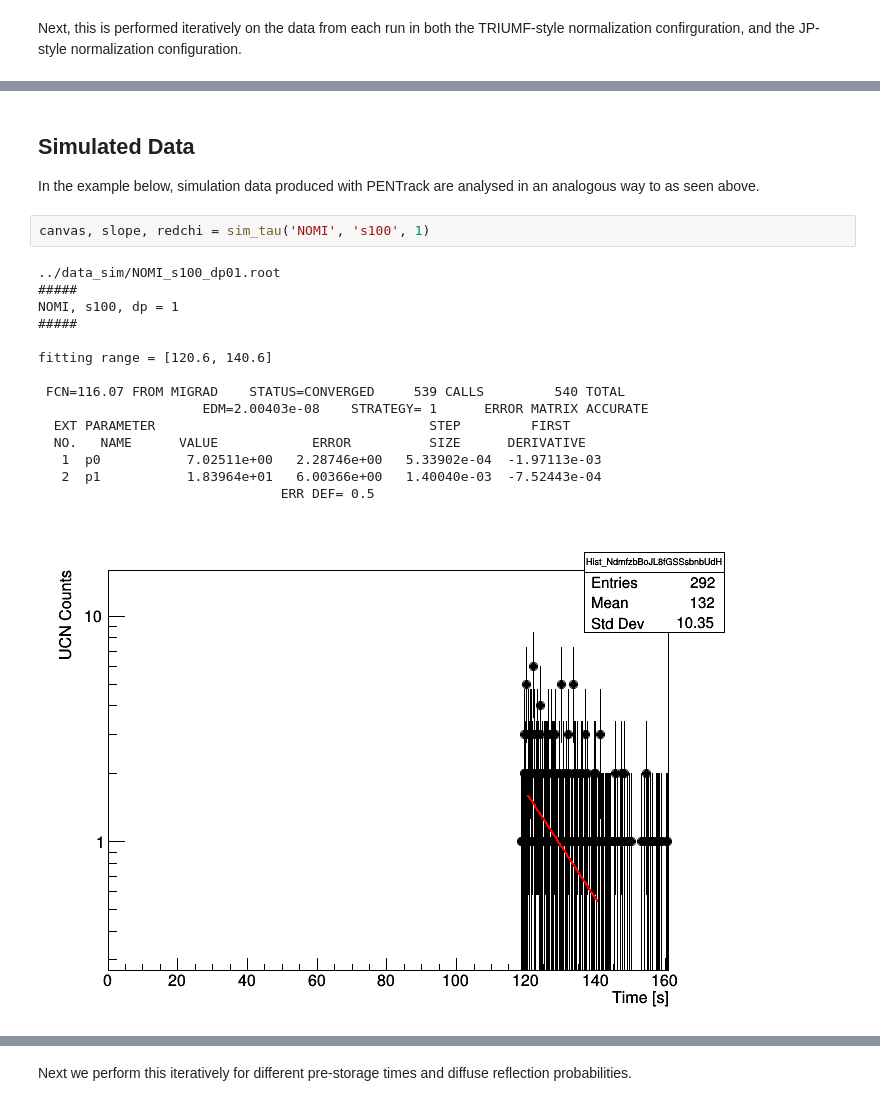
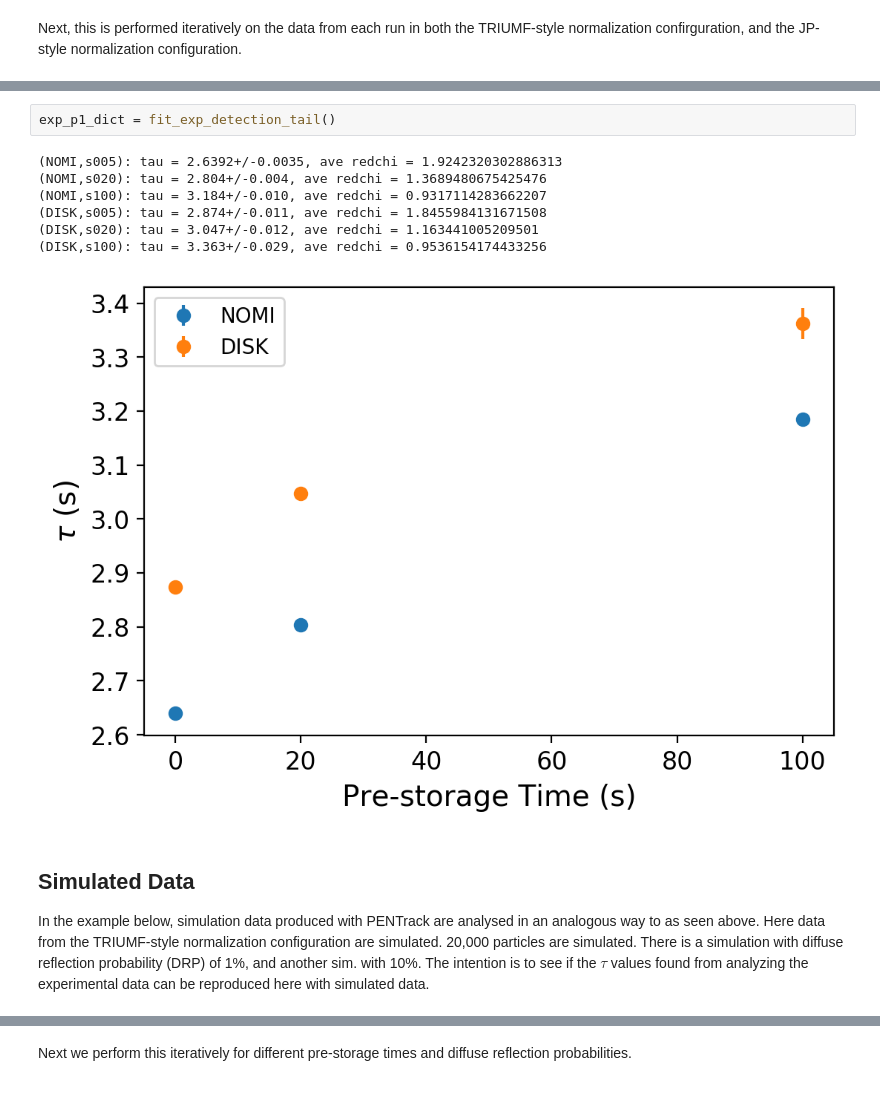
Before and after one commit to jonahberean/psi_transmission, a Jupyter notebook: notebooks_scripts/PENTrack_simulations.ipynb, the cells around one changed output, grey strips where cells are left out. Cells and saved outputs as stored; diff of their text form.

```diff
--- a/notebooks_scripts/PENTrack_simulations.ipynb
+++ b/notebooks_scripts/PENTrack_simulations.ipynb
@@ -241,22 +109,14 @@ fig.savefig('../img/all_norm_tail_fits.pdf')
+# %%
+exp_p1_dict = fit_exp_detection_tail()
+# %% [output]
+(NOMI,s005): tau = 2.6392+/-0.0035, ave redchi = 1.9242320302886313
+(NOMI,s020): tau = 2.804+/-0.004, ave redchi = 1.3689480675425476
+(NOMI,s100): tau = 3.184+/-0.010, ave redchi = 0.9317114283662207
+(DISK,s005): tau = 2.874+/-0.011, ave redchi = 1.8455984131671508
+(DISK,s020): tau = 3.047+/-0.012, ave redchi = 1.163441005209501
+(DISK,s100): tau = 3.363+/-0.029, ave redchi = 0.9536154174433256
+[figure, added]
 # %% [markdown]
 ## Simulated Data
 
-In the example below, simulation data produced with PENTrack are analysed in an analogous way to as seen above.
+In the example below, simulation data produced with PENTrack are analysed in an analogous way to as seen above. Here data from the TRIUMF-style normalization configuration are simulated. 20,000 particles are simulated. There is a simulation with diffuse reflection probability (DRP) of 1%, and another sim. with 10%. The intention is to see if the $\tau$ values found from analyzing the experimental data can be reproduced here with simulated data.
-# %%
-canvas, slope, redchi = sim_tau('NOMI', 's100', 1)
-# %% [output]
-../data_sim/NOMI_s100_dp01.root
-#####
-NOMI, s100, dp = 1
-#####
-
-fitting range = [120.6, 140.6]
-
- FCN=116.07 FROM MIGRAD    STATUS=CONVERGED     539 CALLS         540 TOTAL
-                     EDM=2.00403e-08    STRATEGY= 1      ERROR MATRIX ACCURATE
-  EXT PARAMETER                                   STEP         FIRST
-  NO.   NAME      VALUE            ERROR          SIZE      DERIVATIVE
-   1  p0           7.02511e+00   2.28746e+00   5.33902e-04  -1.97113e-03
-   2  p1           1.83964e+01   6.00366e+00   1.40040e-03  -7.52443e-04
-                               ERR DEF= 0.5
-[figure, removed]
```
Also changed, not shown: parts of 11 cells of this notebook, 2 other files.
